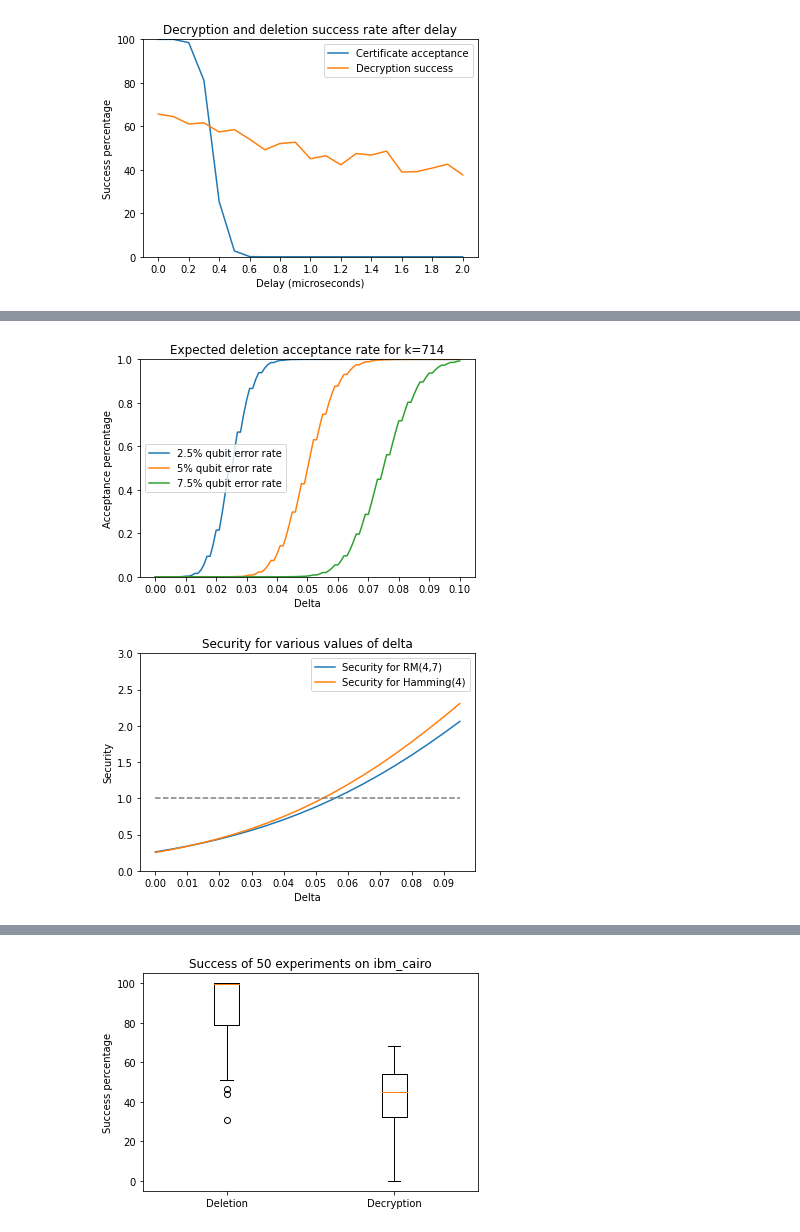
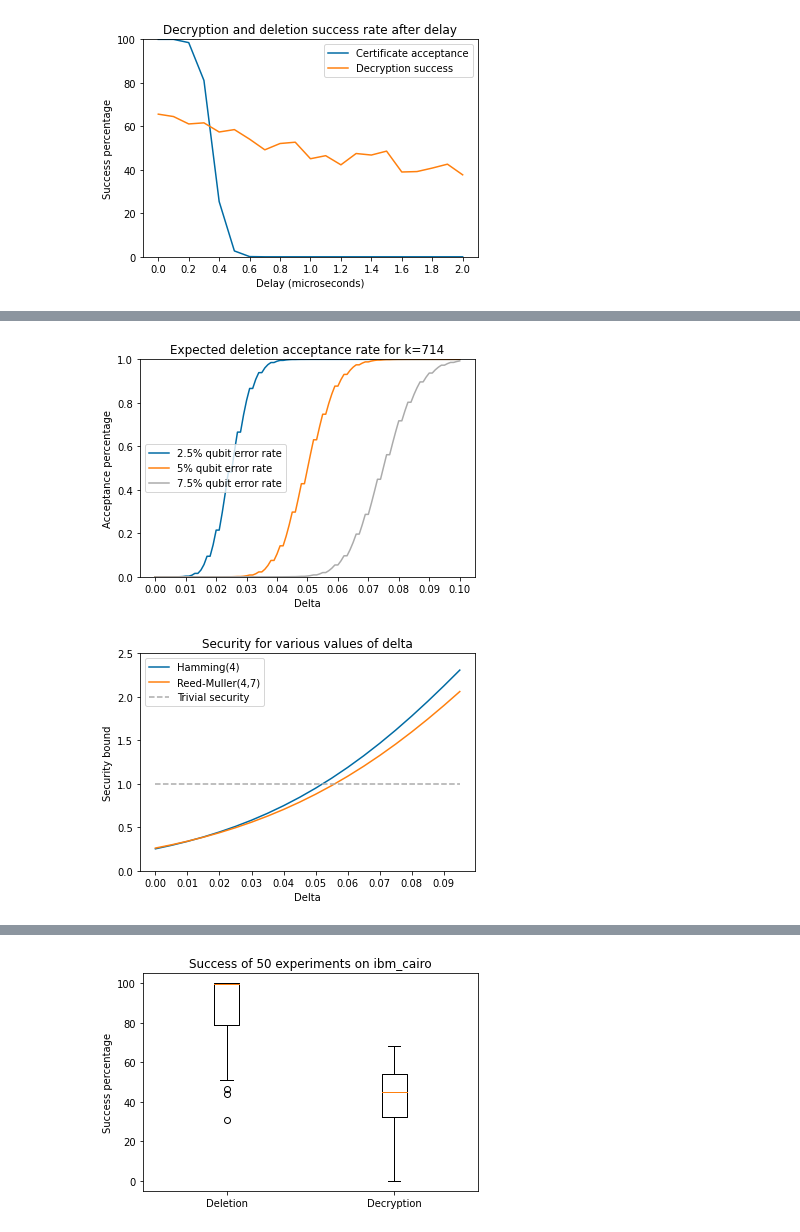
Before and after one commit to OrenScheer/certified-deletion, a Jupyter notebook: plot_creation.ipynb, the cells around one changed output, grey strips where cells are left out. Saved outputs shown, nothing was run; the diff lists cells and outputs as text; code cells hidden in the pictures.

```diff
--- a/plot_creation.ipynb
+++ b/plot_creation.ipynb
@@ -6,6 +6,8 @@ import scheme_parameters
 # %%
 # Unzip files
 # shutil.unpack_archive("data_export.zip", "data")
+
+plt.style.use('tableau-colorblind10')
 # %%
 folder_prefix = "data/report/delay-oslo"
 experiment_group_id = "delay"
@@ -126,7 +154,7 @@ plt.ylim(0, 1)
 plt.legend()
 plt.show()
 # %% [output]
-[figure, old version]
+[figure, new version]
 # %%
 x = [i*0.005 for i in range(20)]
 params_rm_4_7 = []
@@ -136,39 +164,40 @@ for x_i in x:
     params_rm_4_7.append(scheme_parameters.SchemeParameters(
         security_parameter_lambda=1,
         n=8,
         k=736,
         s=128,
         tau=0,
         mu=29,
         delta=x_i,
         error_correcting_code_name="reed_muller_4_7"
     ))
 
     params_hamming_4.append(scheme_parameters.SchemeParameters(
         security_parameter_lambda=1,
         n=8,
         k=714,
         s=150,
         tau=0,
         mu=40,
         delta=x_i,
         error_correcting_code_name="hamming_4",
     ))
 security_rm = [optimize_for_params(params_rm_4_7[i]) for i in range(len(x))]
 security_hamming = [optimize_for_params(params_hamming_4[i]) for i in range(len(x))]
 
 plt.title(f"Security for various values of delta")
 plt.xlabel("Delta")
-plt.ylabel("Security")
+plt.ylabel("Security bound")
 plt.xticks([i*0.01 for i in range(11)])
-plt.plot(x, security_rm, label="Security for RM(4,7)")
-plt.plot(x, security_hamming, label="Security for Hamming(4)")
-plt.plot(x, [1 for _ in range(len(x))], linestyle="dashed", color="grey")
-plt.ylim(0, 3)
+plt.plot(x, security_hamming, label="Hamming(4)")
+plt.plot(x, security_rm, label="Reed-Muller(4,7)")
+plt.plot(x, [1 for _ in range(len(x))], linestyle="dashed", label="Trivial security")
+plt.ylim(0, 2.5)
 plt.legend()
+plt.savefig("results/security_for_delta_values.png", dpi=300)
 plt.show()
 # %% [output]
-[figure, old version]
+[figure, new version]
 # %%
 folder_prefix = "data/report/cmc4"
 experiment_group_id = "cmc4"
```
Also changed, not shown: parts of 10 cells of this notebook, 13 other files.
